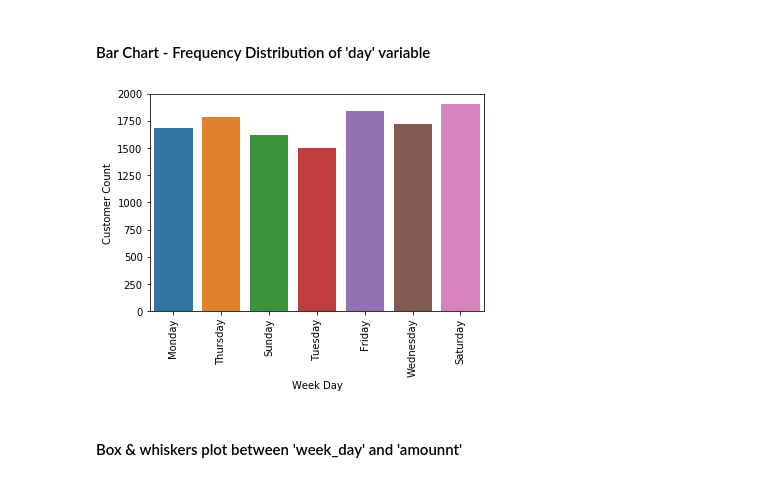
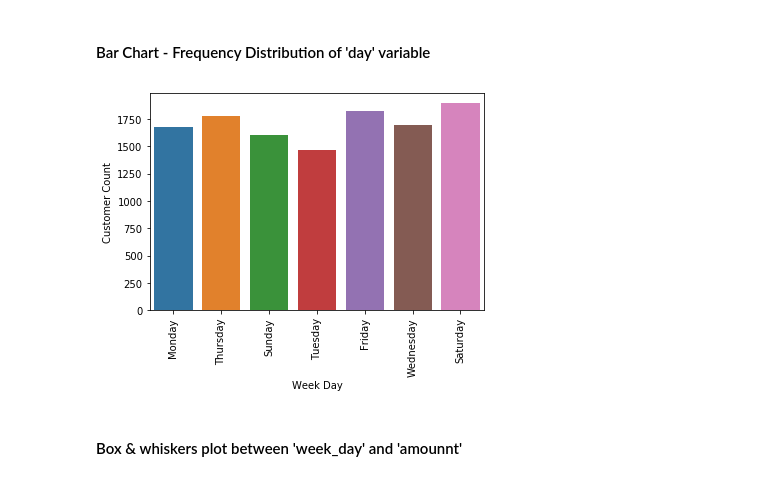
Before and after one commit to ShuklaPrashant21/Virtual-Internship, a Jupyter notebook: ANZ Virtual Internship/ANZ_EDA_Predictive_Analysis.ipynb, the cells around one changed output. Drawn from its saved outputs; the diff is of its cells as text; code cells hidden in the pictures.

```diff
--- a/ANZ Virtual Internship/ANZ_EDA_Predictive_Analysis.ipynb
+++ b/ANZ Virtual Internship/ANZ_EDA_Predictive_Analysis.ipynb
@@ -73,0 +92,4 @@ df.head(3)
+# %%
+df["longitude"] = df["long_lat"].str[:6]
+df["latitude"] = df["long_lat"].str[8:]
+df.head(3)
@@ -73,0 +102,3 @@ df.head(3)
+# %%
+df['longitude'] = pd.to_numeric(df["longitude"])
+df['latitude'] = pd.to_numeric(df["latitude"])
@@ -73,0 +151,7 @@ df.head(3)
+# %%
+df_copy =df.copy()
+df_copy = df_copy[
+    (df.latitude < 500)
+   & (df.longitude < 200)
+     ]
+df_copy.shape
@@ -264,13 +373,13 @@ plt.show()
 # %% [markdown]
 #### Bar Chart - Frequency Distribution of 'day' variable
 # %%
-sns.countplot(x='day', data=df_cleaned1)
+sns.countplot(x='day', data=df_copy)
 plt.xticks(rotation = 'vertical')
 plt.xlabel("Week Day")
 plt.ylabel("Customer Count")
 plt.show()
 # %% [output]
-[figure, old version]
+[figure, new version]
 # %% [markdown]
 #### Box & whiskers plot between 'week_day' and 'amounnt'
 # %%
```
Also changed, not shown: parts of 28 cells of this notebook.
